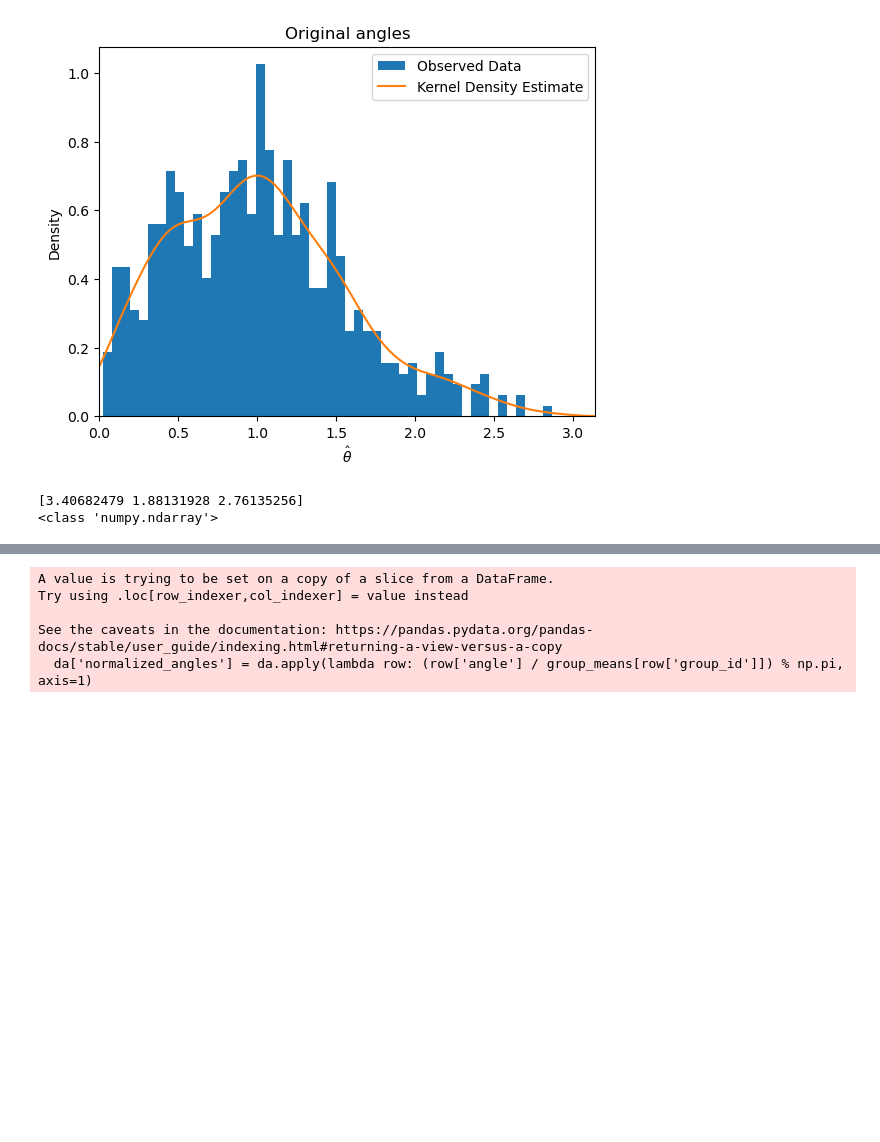
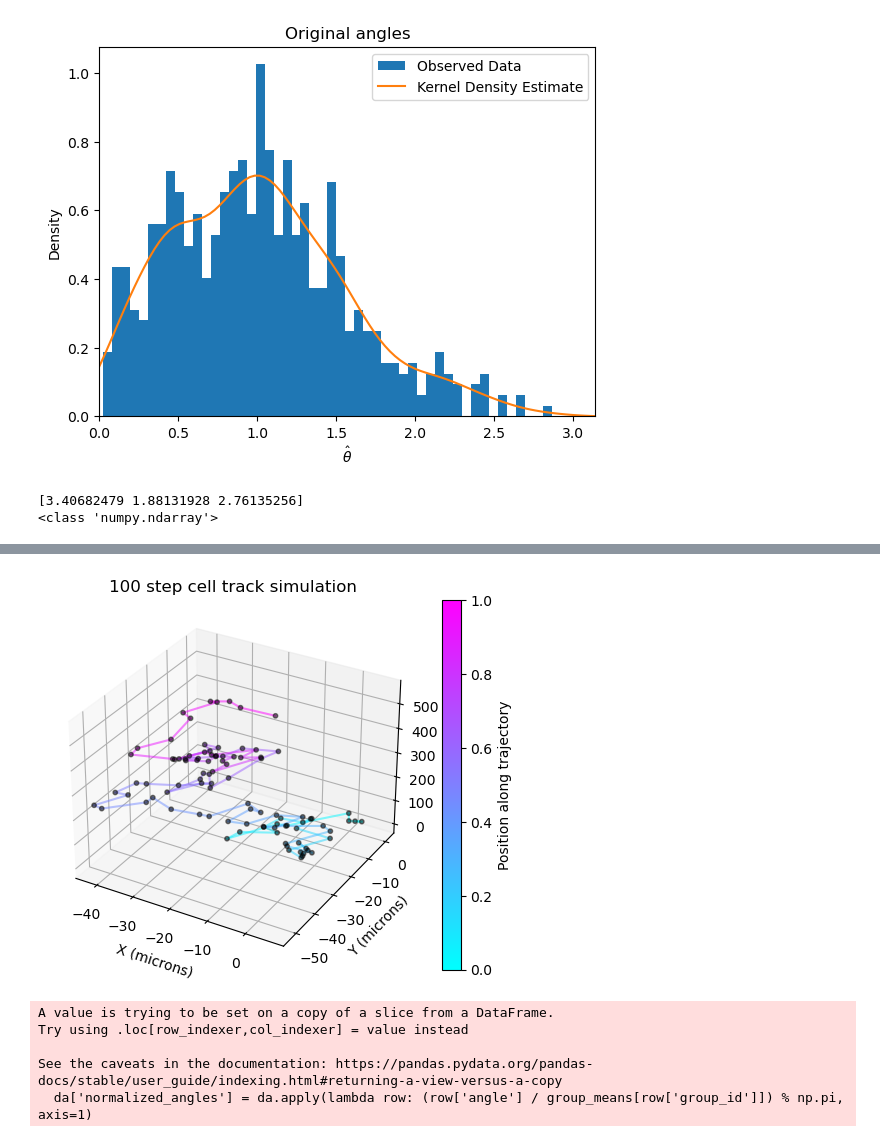
Before and after one commit to dz1921/RANDOMWALK, a Jupyter notebook: Distribution_Building.ipynb, the cells around one changed output, grey strips where cells are left out. Cells and saved outputs as stored; diff of their text form; code cells hidden in the pictures; blank space fills up the shorter version.

```diff
--- a/Distribution_Building.ipynb
+++ b/Distribution_Building.ipynb
@@ -307,3 +332,38 @@ plt.show()
+# %%
+color_map = cm.get_cmap('cool')  # Using a colormap for visualization
+colors = color_map(np.linspace(0, 1, len(positions) - 1))
+
+# Create the plot
+fig = plt.figure()
+ax = fig.add_subplot(111, projection='3d')
+
+# Plot the trajectory as a line with a color gradient
+for i in range(len(positions) - 1):
+    ax.plot(positions[i:i+2, 0], positions[i:i+2, 1], positions[i:i+2, 2], color=colors[i], alpha=0.5)  # Adjust alpha for transparency
+
+# Plot the spheres representing the points in the trajectory
+ax.scatter(positions[:, 0], positions[:, 1], positions[:, 2], c='black', s=10, alpha=0.5)  # Adjust alpha for transparency and s for size
+
+# Add labels in microns
+ax.set_xlabel('X (microns)')
+ax.set_ylabel('Y (microns)')
+ax.set_zlabel('Z (microns)')
+
+# Add title
+ax.set_title('100 step cell track simulation')
+
+# Add color bar
+scalar_map = cm.ScalarMappable(cmap=color_map)
+scalar_map.set_array([])
+cbar = plt.colorbar(scalar_map)
+cbar.set_label('Position along trajectory')
+
+# Save the image
+plt.savefig('trajectory_plot.png')
+
+plt.show()
+# %% [output]
+[figure, added]
 # %%
 from tqdm import tqdm
 
```
Also changed, not shown: parts of 5 cells of this notebook.
